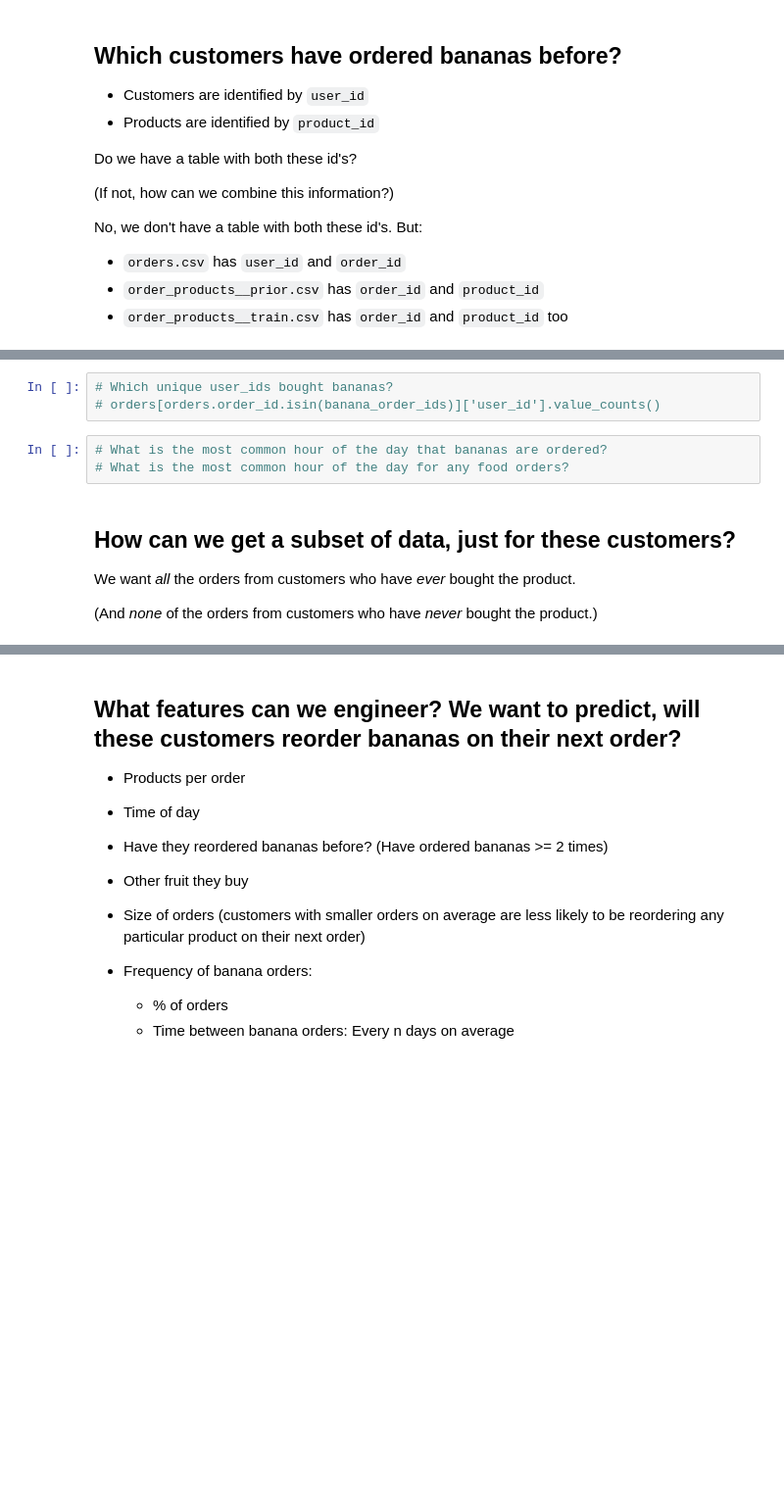
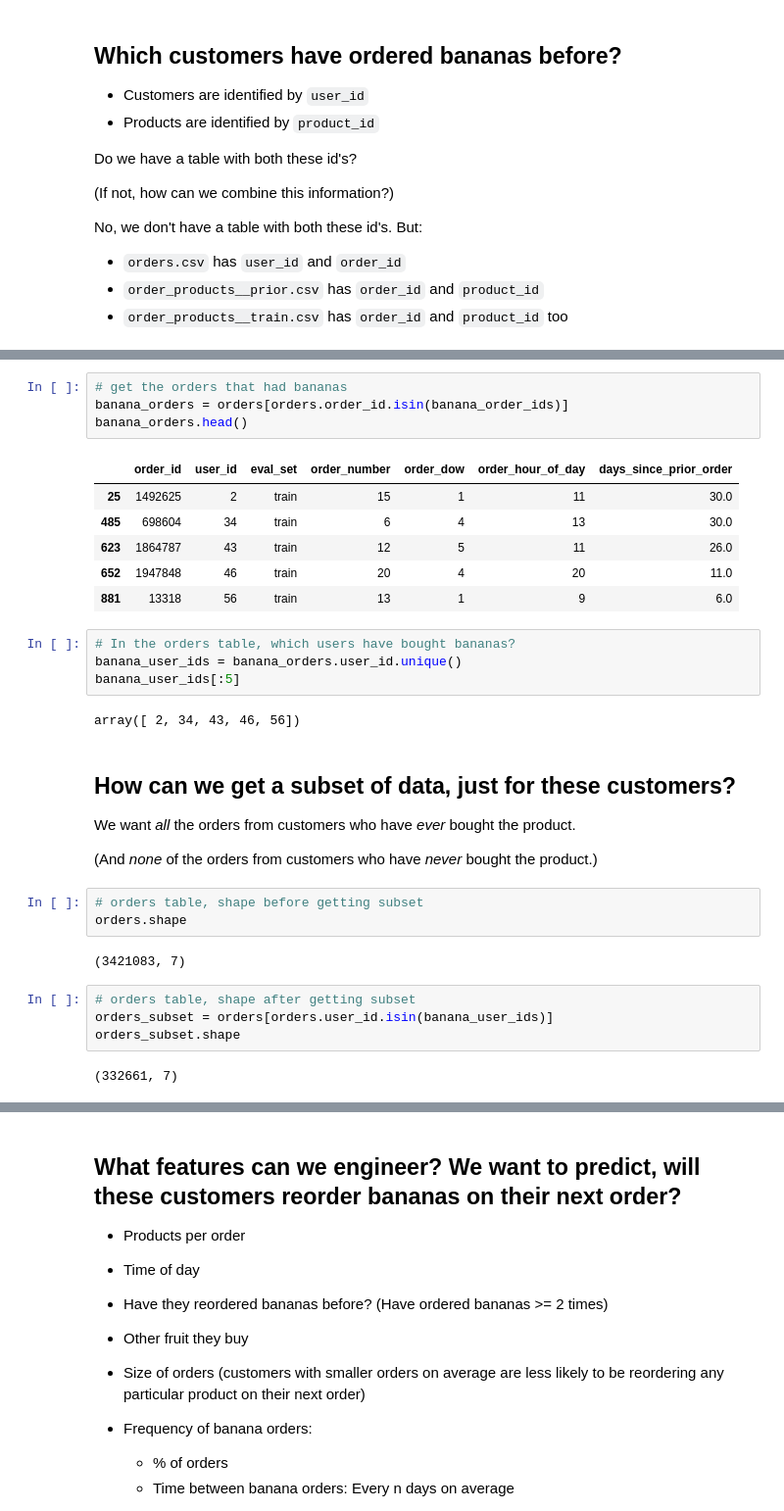
Before and after one commit to austinlasseter/DS-Unit-2-Applied-Modeling, a Jupyter notebook: module2-wrangle-ml-datasets/232_responses.ipynb, the cells around one changed output, grey strips where cells are left out. Shown: that part at 98% size. Saved outputs shown, nothing was run; the diff lists cells and outputs as text; blank space fills up the shorter version.

```diff
--- a/module2-wrangle-ml-datasets/232_responses.ipynb
+++ b/module2-wrangle-ml-datasets/232_responses.ipynb
@@ -447,12 +440,34 @@ orders[orders.order_id.isin(banana_order_ids)]
 # %%
-# Which unique user_ids bought bananas?
-# orders[orders.order_id.isin(banana_order_ids)]['user_id'].value_counts()
+# get the orders that had bananas
+banana_orders = orders[orders.order_id.isin(banana_order_ids)]
+banana_orders.head()
+# %% [output]
+|  | order_id | user_id | eval_set | order_number | order_dow | order_hour_of_day | days_since_prior_order |
+| 25 | 1492625 | 2 | train | 15 | 1 | 11 | 30.0 |
+| 485 | 698604 | 34 | train | 6 | 4 | 13 | 30.0 |
+| 623 | 1864787 | 43 | train | 12 | 5 | 11 | 26.0 |
+| 652 | 1947848 | 46 | train | 20 | 4 | 20 | 11.0 |
+| 881 | 13318 | 56 | train | 13 | 1 | 9 | 6.0 |
-# %%
-# What is the most common hour of the day that bananas are ordered?
-# What is the most common hour of the day for any food orders?
+# %%
+# In the orders table, which users have bought bananas?
+banana_user_ids = banana_orders.user_id.unique()
+banana_user_ids[:5]
+# %% [output]
+array([ 2, 34, 43, 46, 56])
 # %% [markdown]
 ## How can we get a subset of data, just for these customers?
 
 We want *all* the orders from customers who have *ever* bought the product.
 
 (And *none* of the orders from customers who have *never* bought the product.)
+# %%
+# orders table, shape before getting subset
+orders.shape
+# %% [output]
+(3421083, 7)
+# %%
+# orders table, shape after getting subset
+orders_subset = orders[orders.user_id.isin(banana_user_ids)]
+orders_subset.shape
+# %% [output]
+(332661, 7)
```
Also changed, not shown: parts of 23 cells of this notebook.
